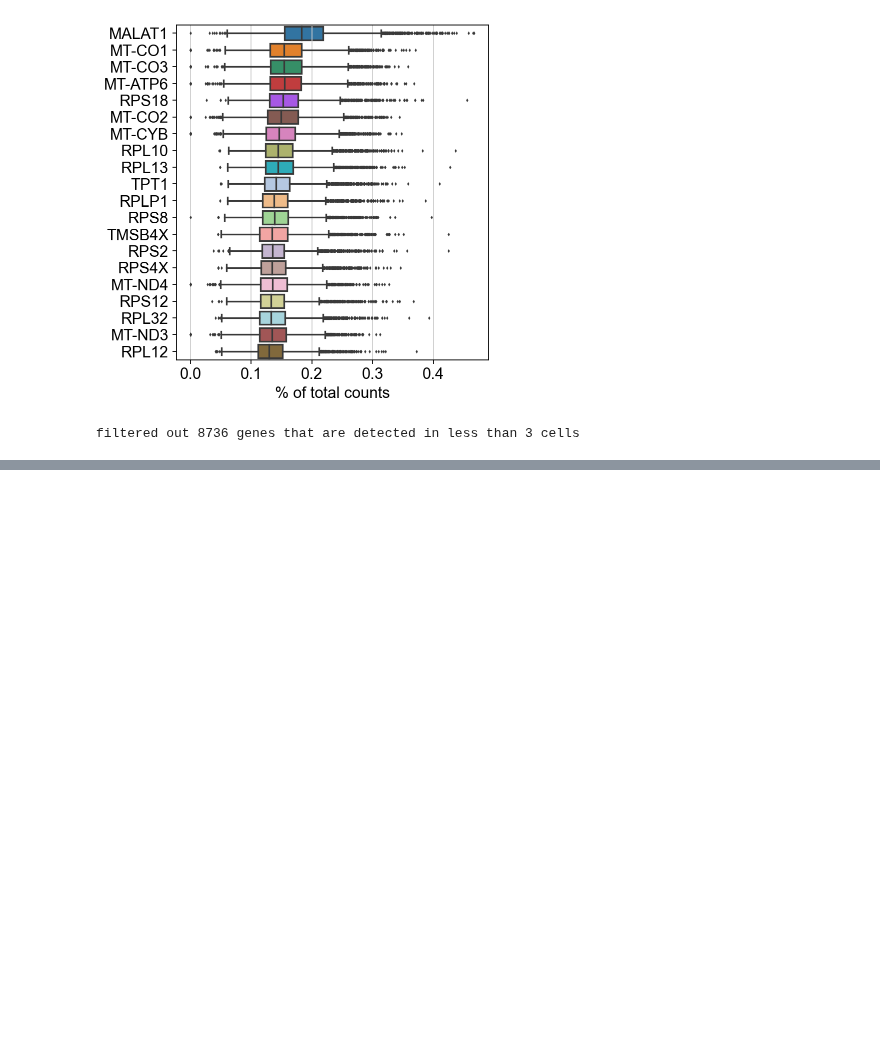
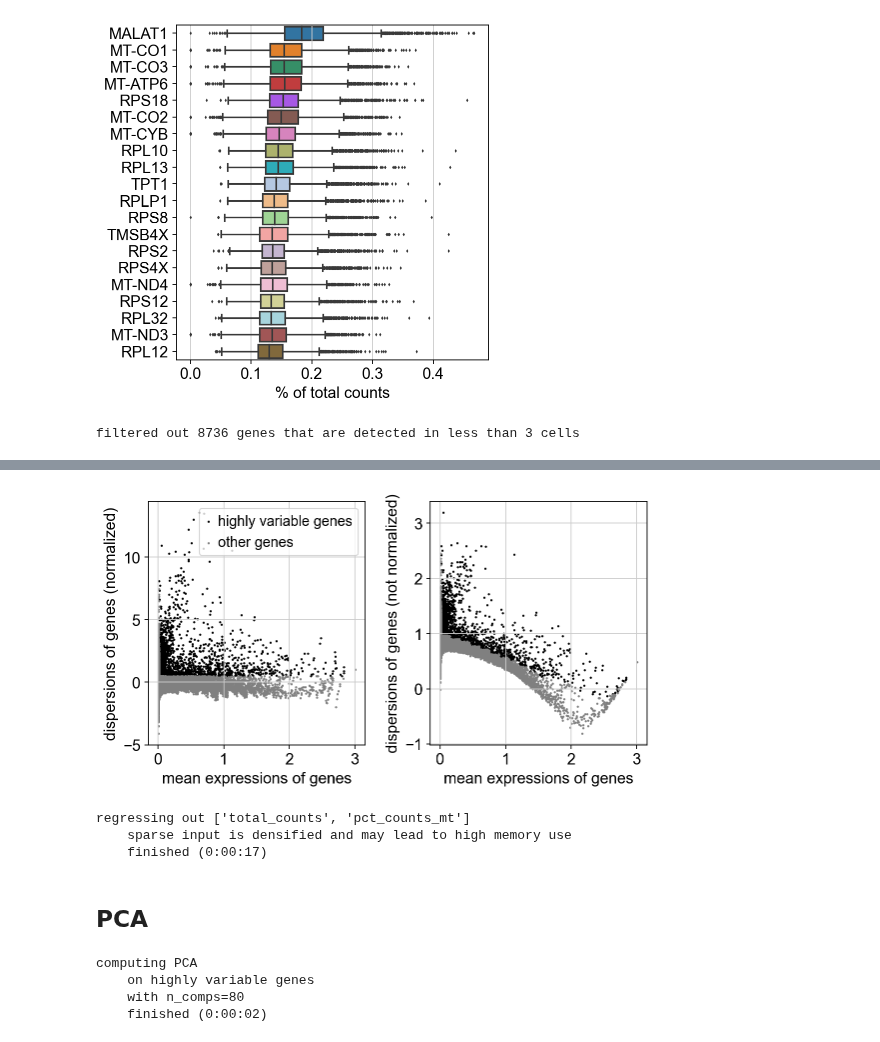
Before and after one commit to vicfabienne/Organoids_sc_WS2122, a Jupyter notebook: late-secretory-garcia-alonso.ipynb, the cells around one changed output, grey strips where cells are left out. Cells and saved outputs as stored; diff of their text form; code cells hidden in the pictures; blank space fills up the shorter version.

```diff
--- a/late-secretory-garcia-alonso.ipynb
+++ b/late-secretory-garcia-alonso.ipynb
@@ -69,0 +80,3 @@ KeyError: 'mt'
+# %%
+adata.lss = adata.lss[adata.lss.obs.n_genes_by_counts < 8000, :]
+adata.lss = adata.lss[adata.lss.obs.pct_counts_mt < 3, :]
@@ -69,0 +100,4 @@ KeyError: 'mt'
+# %%
+sc.pl.highly_variable_genes(adata.lss)
+# %% [output]
+[figure, added]
@@ -69,0 +108,6 @@ KeyError: 'mt'
+# %%
+sc.pp.regress_out(adata.lss, ['total_counts', 'pct_counts_mt'])
+# %% [output]
+regressing out ['total_counts', 'pct_counts_mt']
+    sparse input is densified and may lead to high memory use
+    finished (0:00:17)
@@ -69,0 +116,9 @@ KeyError: 'mt'
+# %% [markdown]
+## PCA
+# %%
+sc.tl.pca(adata.lss, n_comps=80, svd_solver='arpack')
+# %% [output]
+computing PCA
+    on highly variable genes
+    with n_comps=80
+    finished (0:00:02)
```
Also changed, not shown: parts of 27 cells of this notebook.
